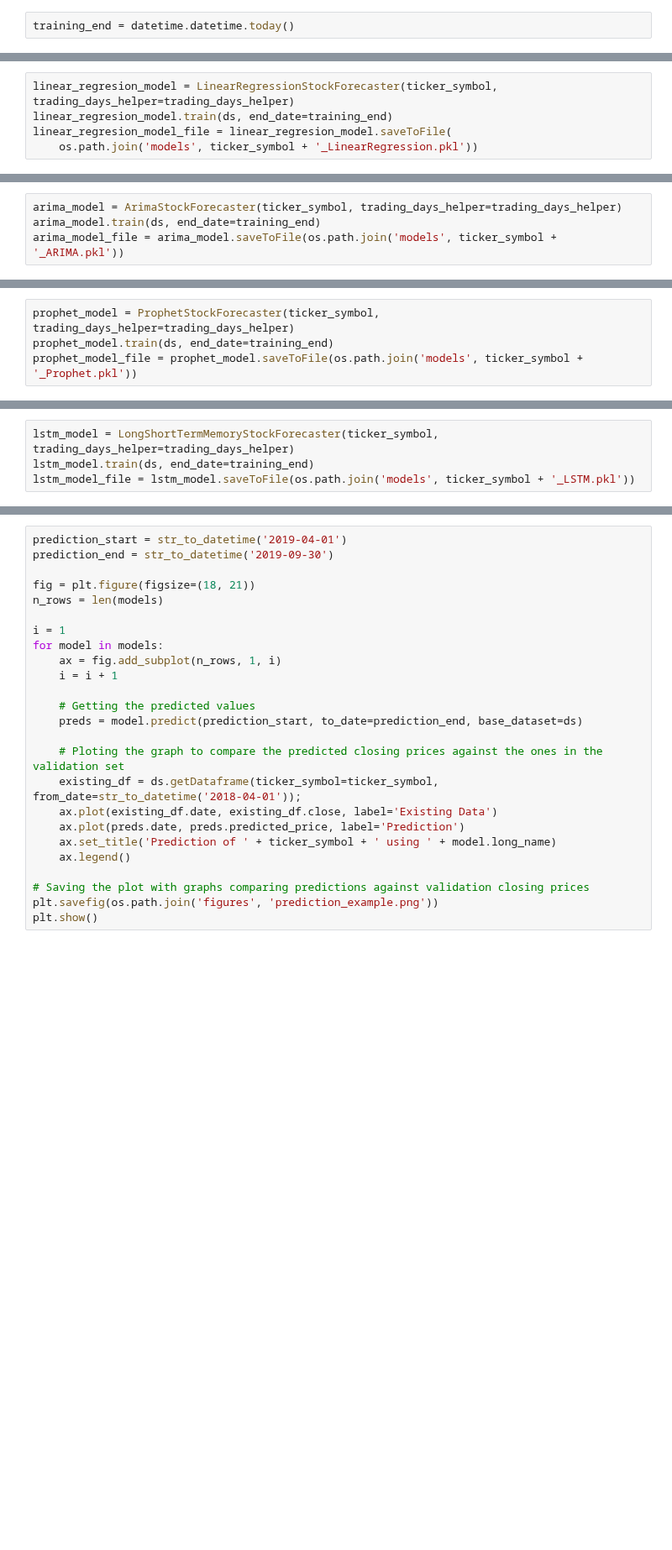
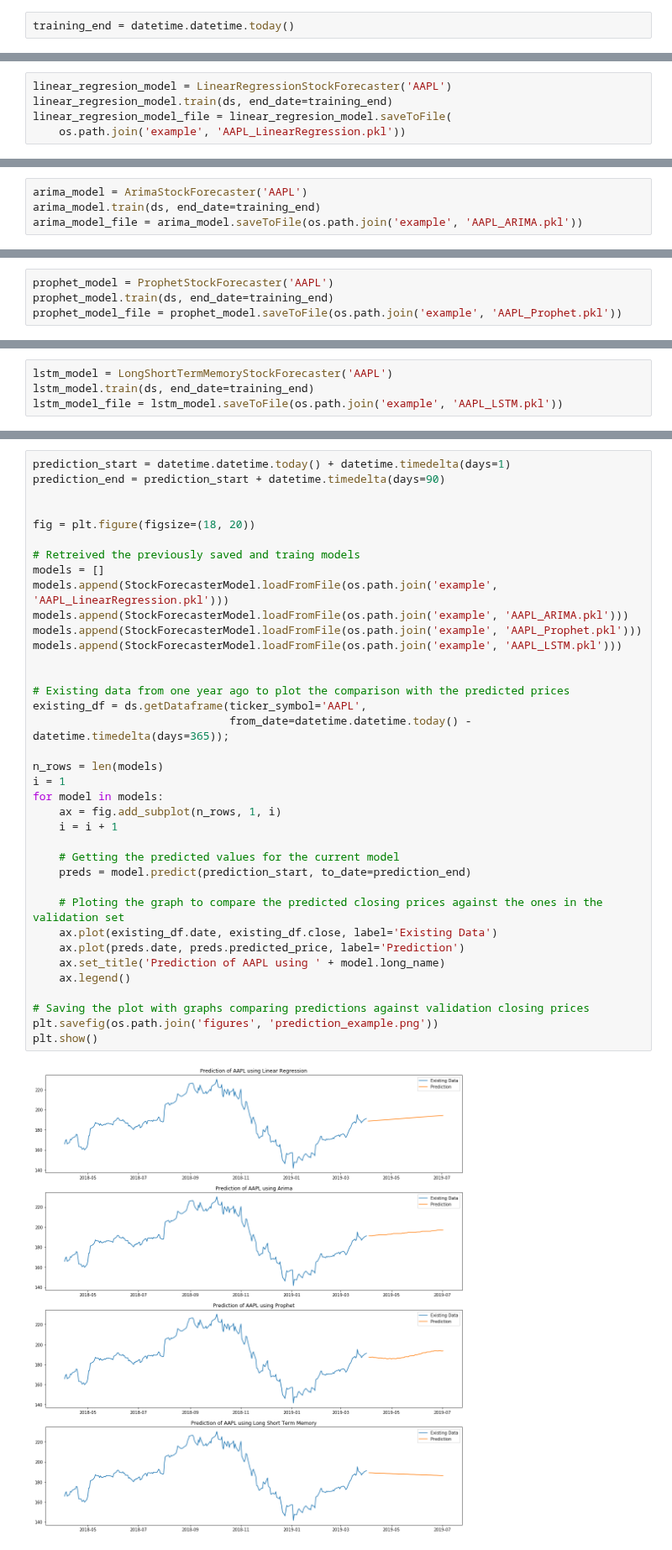
Before and after one commit to egar-garcia/machine-learning-engineer-nanodegree-capstone, a Jupyter notebook: StockPricePredictor_example.ipynb, the cells around one changed output, grey strips where cells are left out. Shown at 84% size. Cells and saved outputs as stored; diff of their text form; blank space fills up the shorter version.

```diff
--- a/StockPricePredictor_example.ipynb
+++ b/StockPricePredictor_example.ipynb
@@ -48,5 +76,5 @@ Linear Regresion
 # %%
-linear_regresion_model = LinearRegressionStockForecaster(ticker_symbol, trading_days_helper=trading_days_helper)
+linear_regresion_model = LinearRegressionStockForecaster('AAPL')
 linear_regresion_model.train(ds, end_date=training_end)
 linear_regresion_model_file = linear_regresion_model.saveToFile(
-    os.path.join('models', ticker_symbol + '_LinearRegression.pkl'))
+    os.path.join('example', 'AAPL_LinearRegression.pkl'))
@@ -53,5 +83,5 @@ linear_regresion_model_file = linear_regresion_model.saveToFile(
 # %%
-arima_model = ArimaStockForecaster(ticker_symbol, trading_days_helper=trading_days_helper)
+arima_model = ArimaStockForecaster('AAPL')
 arima_model.train(ds, end_date=training_end)
-arima_model_file = arima_model.saveToFile(os.path.join('models', ticker_symbol + '_ARIMA.pkl'))
+arima_model_file = arima_model.saveToFile(os.path.join('example', 'AAPL_ARIMA.pkl'))
 # %% [output]
@@ -72,4 +104,4 @@ Total fit time: 171.570 seconds
 # %%
-prophet_model = ProphetStockForecaster(ticker_symbol, trading_days_helper=trading_days_helper)
+prophet_model = ProphetStockForecaster('AAPL')
 prophet_model.train(ds, end_date=training_end)
-prophet_model_file = prophet_model.saveToFile(os.path.join('models', ticker_symbol + '_Prophet.pkl'))
+prophet_model_file = prophet_model.saveToFile(os.path.join('example', 'AAPL_Prophet.pkl'))
@@ -76,6 +110,6 @@ prophet_model_file = prophet_model.saveToFile(os.path.join('models', ticker_symb
 # %%
-lstm_model = LongShortTermMemoryStockForecaster(ticker_symbol, trading_days_helper=trading_days_helper)
+lstm_model = LongShortTermMemoryStockForecaster('AAPL')
 lstm_model.train(ds, end_date=training_end)
-lstm_model_file = lstm_model.saveToFile(os.path.join('models', ticker_symbol + '_LSTM.pkl'))
+lstm_model_file = lstm_model.saveToFile(os.path.join('example', 'AAPL_LSTM.pkl'))
 # %% [output]
 Epoch 1/2
@@ -86,25 +121,39 @@ InternalError: Blas GEMM launch failed : a.shape=(1, 50), b.shape=(50, 50), m=1,
 # %%
-prediction_start = str_to_datetime('2019-04-01')
-prediction_end = str_to_datetime('2019-09-30')
+prediction_start = datetime.datetime.today() + datetime.timedelta(days=1)
+prediction_end = prediction_start + datetime.timedelta(days=90)
 
-fig = plt.figure(figsize=(18, 21))
+
+fig = plt.figure(figsize=(18, 20))
+
+# Retreived the previously saved and traing models
+models = []
+models.append(StockForecasterModel.loadFromFile(os.path.join('example', 'AAPL_LinearRegression.pkl')))
+models.append(StockForecasterModel.loadFromFile(os.path.join('example', 'AAPL_ARIMA.pkl')))
+models.append(StockForecasterModel.loadFromFile(os.path.join('example', 'AAPL_Prophet.pkl')))
+models.append(StockForecasterModel.loadFromFile(os.path.join('example', 'AAPL_LSTM.pkl')))
+
+
+# Existing data from one year ago to plot the comparison with the predicted prices
+existing_df = ds.getDataframe(ticker_symbol='AAPL',
+                              from_date=datetime.datetime.today() - datetime.timedelta(days=365));
+
 n_rows = len(models)
-
 i = 1
 for model in models:
     ax = fig.add_subplot(n_rows, 1, i)
     i = i + 1
 
-    # Getting the predicted values
-    preds = model.predict(prediction_start, to_date=prediction_end, base_dataset=ds)
+    # Getting the predicted values for the current model
+    preds = model.predict(prediction_start, to_date=prediction_end)
 
     # Ploting the graph to compare the predicted closing prices against the ones in the validation set
-    existing_df = ds.getDataframe(ticker_symbol=ticker_symbol, from_date=str_to_datetime('2018-04-01'));
     ax.plot(existing_df.date, existing_df.close, label='Existing Data')
     ax.plot(preds.date, preds.predicted_price, label='Prediction')
-    ax.set_title('Prediction of ' + ticker_symbol + ' using ' + model.long_name)
+    ax.set_title('Prediction of AAPL using ' + model.long_name)
     ax.legend()
 
 # Saving the plot with graphs comparing predictions against validation closing prices
 plt.savefig(os.path.join('figures', 'prediction_example.png'))
 plt.show()
+# %% [output]
+[figure, added]
```
Also changed, not shown: parts of 37 cells of this notebook, 4 other files.
